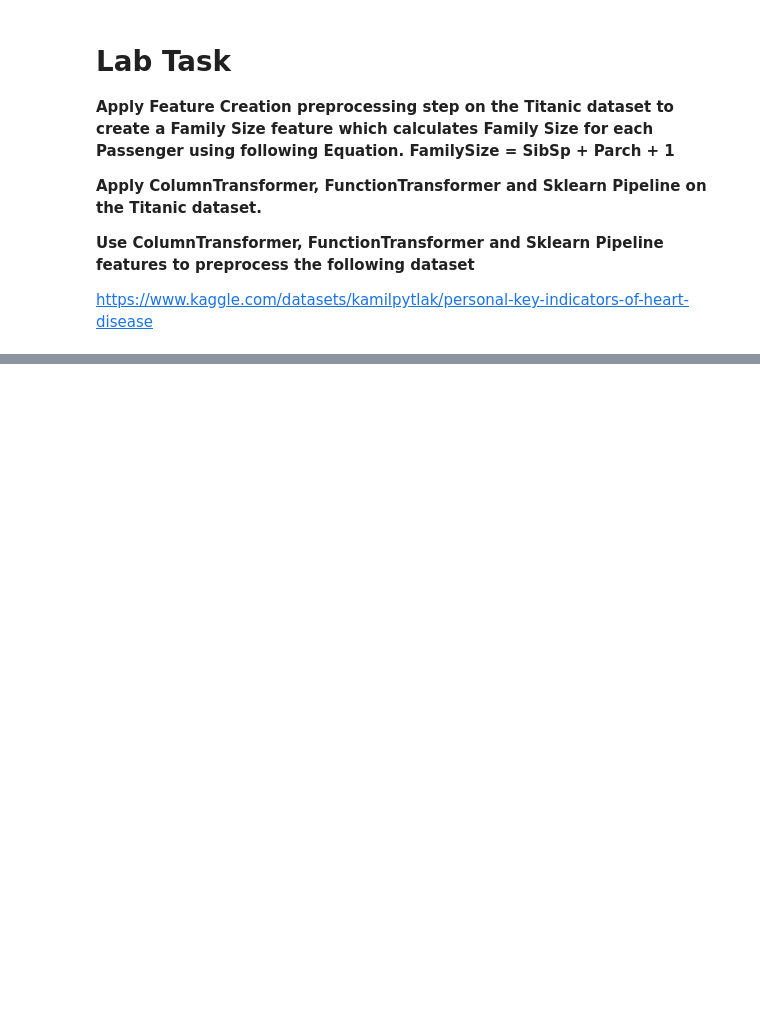
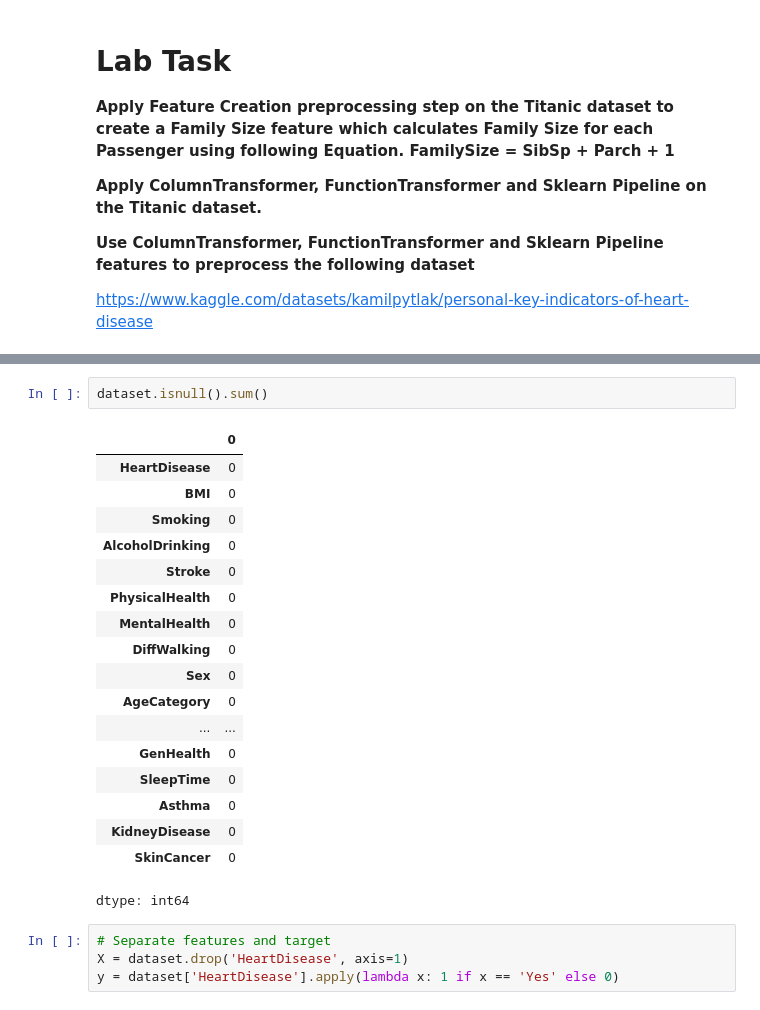
Before and after one commit to iammawaistariq/PAI-Lab, a Jupyter notebook: Lab_6_EDA+Sklearn_Pipeline.ipynb, the cells around one changed output, grey strips where cells are left out. Cells and saved outputs as stored; diff of their text form; blank space fills up the shorter version.

```diff
--- a/Lab_6_EDA+Sklearn_Pipeline.ipynb
+++ b/Lab_6_EDA+Sklearn_Pipeline.ipynb
@@ -458,0 +543,25 @@ https://www.kaggle.com/datasets/kamilpytlak/personal-key-indicators-of-heart-dis
+# %%
+dataset.isnull().sum()
+# %% [output]
+|  | 0 |
+| HeartDisease | 0 |
+| BMI | 0 |
+| Smoking | 0 |
+| AlcoholDrinking | 0 |
+| Stroke | 0 |
+| PhysicalHealth | 0 |
+| MentalHealth | 0 |
+| DiffWalking | 0 |
+| Sex | 0 |
+| AgeCategory | 0 |
+| ... | ... |
+| GenHealth | 0 |
+| SleepTime | 0 |
+| Asthma | 0 |
+| KidneyDisease | 0 |
+| SkinCancer | 0 |
+dtype: int64
+# %%
+# Separate features and target
+X = dataset.drop('HeartDisease', axis=1)
+y = dataset['HeartDisease'].apply(lambda x: 1 if x == 'Yes' else 0)
```
Also changed, not shown: parts of 15 cells of this notebook.
